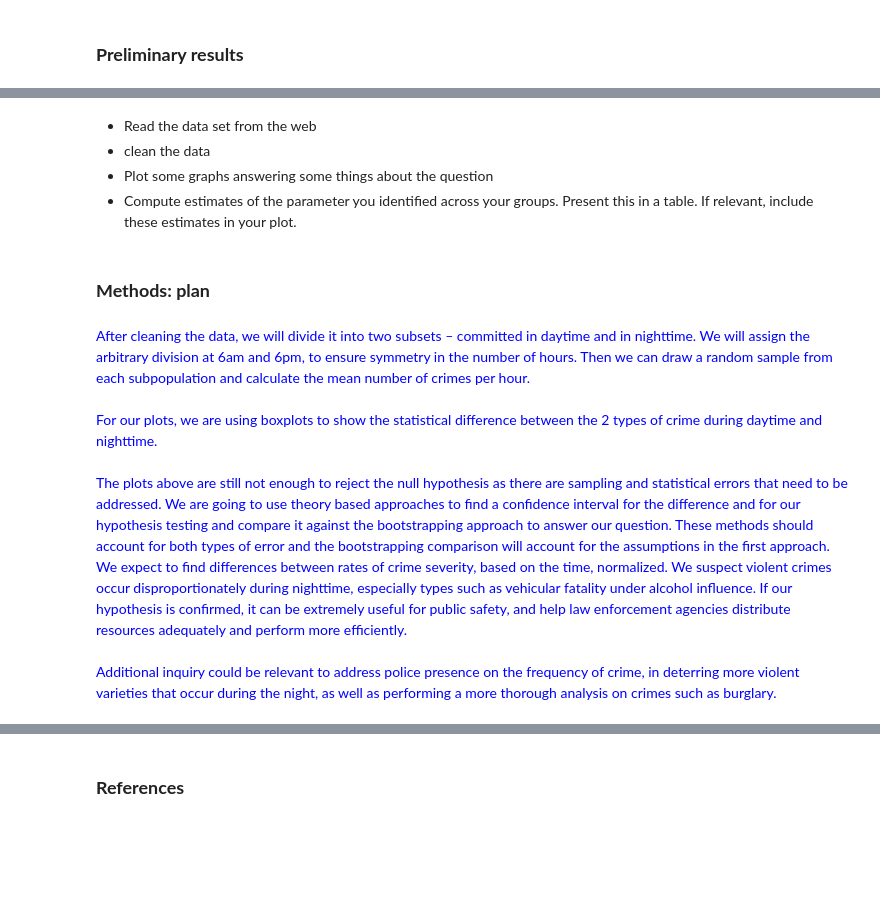
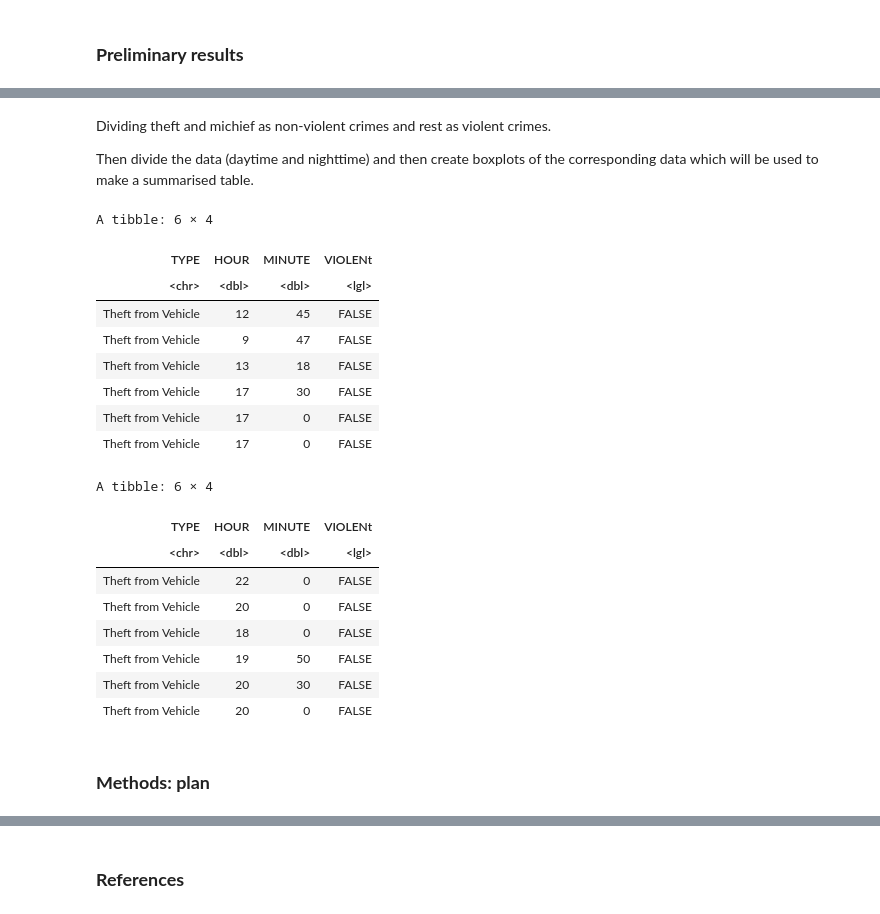
Before and after one commit to PUSH-YA/Statistical-inference-on-vancouver-crime-data, a Jupyter notebook: Project proposal.ipynb, the cells around one changed output, grey strips where cells are left out. Saved outputs shown, nothing was run; the diff lists cells and outputs as text; code cells hidden in the pictures; blank space fills up the shorter version.

```diff
--- a/Project proposal.ipynb
+++ b/Project proposal.ipynb
@@ -68,16 +110,40 @@ A tibble: 6 × 10
 # %% [markdown]
-- Read the data set from the web
-- clean the data
-- Plot some graphs answering some things about the question
-- Compute estimates of the parameter you identified across your groups. Present this in a table. If relevant, include these estimates in your plot.
+Dividing theft and michief as non-violent crimes and rest as violent crimes.
+
+Then divide the data (daytime and nighttime) and then create boxplots of the corresponding data which will be used to make a summarised table.
+# %%
+#dividing the types of crime data
+vancouver_clean_data <- vancouver_clean_data %>% mutate(violent = TYPE %in% c("Break and Enter Commercial", "Break and Enter Residential/Other", "Homicide",
+                                                                           "Offence Against a Person", "Vehicle Collision or Pedestrian Struck (with Fatality)",
+                                                                           "Vehicle Collision or Pedestrian Struck (with Injury)"))
+
+
+#dividing it into daytime and nighttime data
+daytime_data <- vancouver_clean_data %>% filter(HOUR >= 6 & HOUR < 18)
+nighttime_data <- vancouver_clean_data %>% filter(HOUR < 6 | HOUR >= 18)
+
+
+#the histogram distribution
+daytime_plot
+nighttime_
+# %% [output]
+A tibble: 6 × 4
+| TYPE | HOUR | MINUTE | VIOLENt |
+| <chr> | <dbl> | <dbl> | <lgl> |
+| Theft from Vehicle | 12 | 45 | FALSE |
+| Theft from Vehicle | 9 | 47 | FALSE |
+| Theft from Vehicle | 13 | 18 | FALSE |
+| Theft from Vehicle | 17 | 30 | FALSE |
+| Theft from Vehicle | 17 | 0 | FALSE |
+| Theft from Vehicle | 17 | 0 | FALSE |
+A tibble: 6 × 4
+| TYPE | HOUR | MINUTE | VIOLENt |
+| <chr> | <dbl> | <dbl> | <lgl> |
+| Theft from Vehicle | 22 | 0 | FALSE |
+| Theft from Vehicle | 20 | 0 | FALSE |
+| Theft from Vehicle | 18 | 0 | FALSE |
+| Theft from Vehicle | 19 | 50 | FALSE |
+| Theft from Vehicle | 20 | 30 | FALSE |
+| Theft from Vehicle | 20 | 0 | FALSE |
 # %% [markdown]
 ### **Methods: plan**
-# %% [markdown]
-<span style="color: blue;">After cleaning the data, we will divide it into two subsets – committed in daytime and in nighttime. We will assign the arbitrary division at 6am and 6pm, to ensure symmetry in the number of hours. Then we can draw a random sample from each subpopulation and calculate the mean number of crimes per hour.\
-\
-For our plots, we are using boxplots to show the statistical difference between the 2 types of crime during daytime and nighttime. \
-\
-The plots above are still not enough to reject the null hypothesis as there are sampling and statistical errors that need to be addressed. We are going to use theory based approaches to find a confidence interval for the difference and for our hypothesis testing and compare it against the bootstrapping approach to answer our question. These methods should account for both types of error and the bootstrapping comparison will account for the assumptions in the first approach.  We expect to find differences between rates of crime severity, based on the time, normalized. We suspect violent crimes occur disproportionately during nighttime, especially types such as vehicular fatality under alcohol influence. If our hypothesis is confirmed, it can be extremely useful for public safety, and help law enforcement agencies distribute resources adequately and perform more efficiently.\
-\
-Additional inquiry could be relevant to address police presence on the frequency of crime, in deterring more violent varieties that occur during the night, as well as performing a more thorough analysis on crimes such as burglary.
-</span>
```
Also changed, not shown: parts of 9 cells of this notebook.
